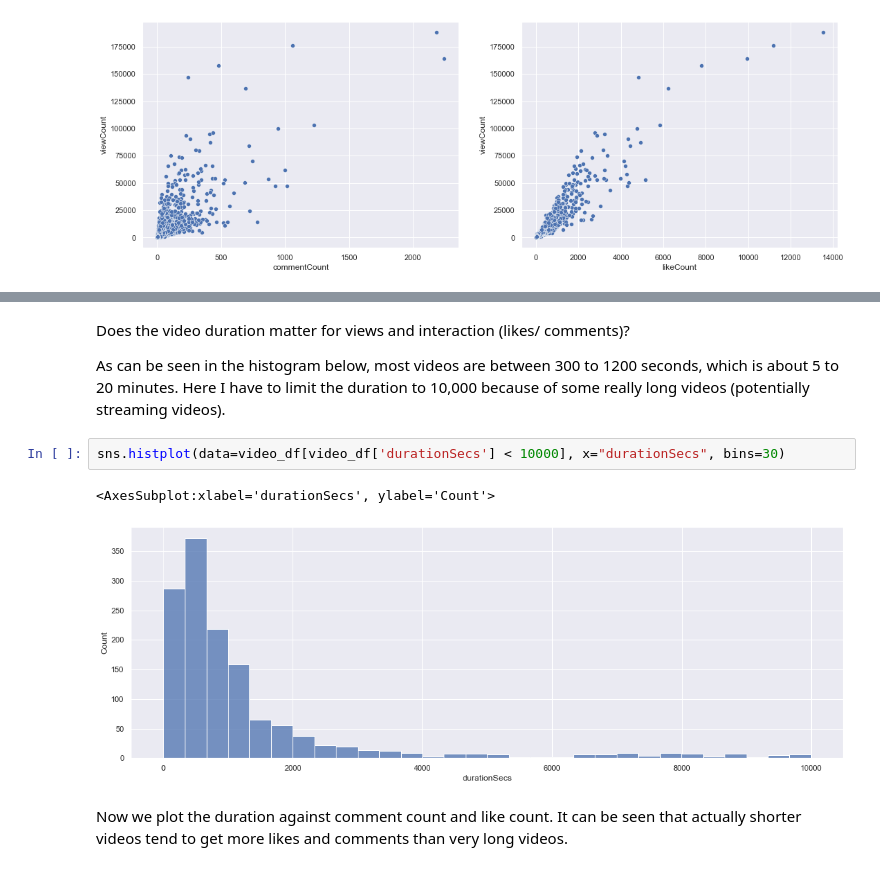
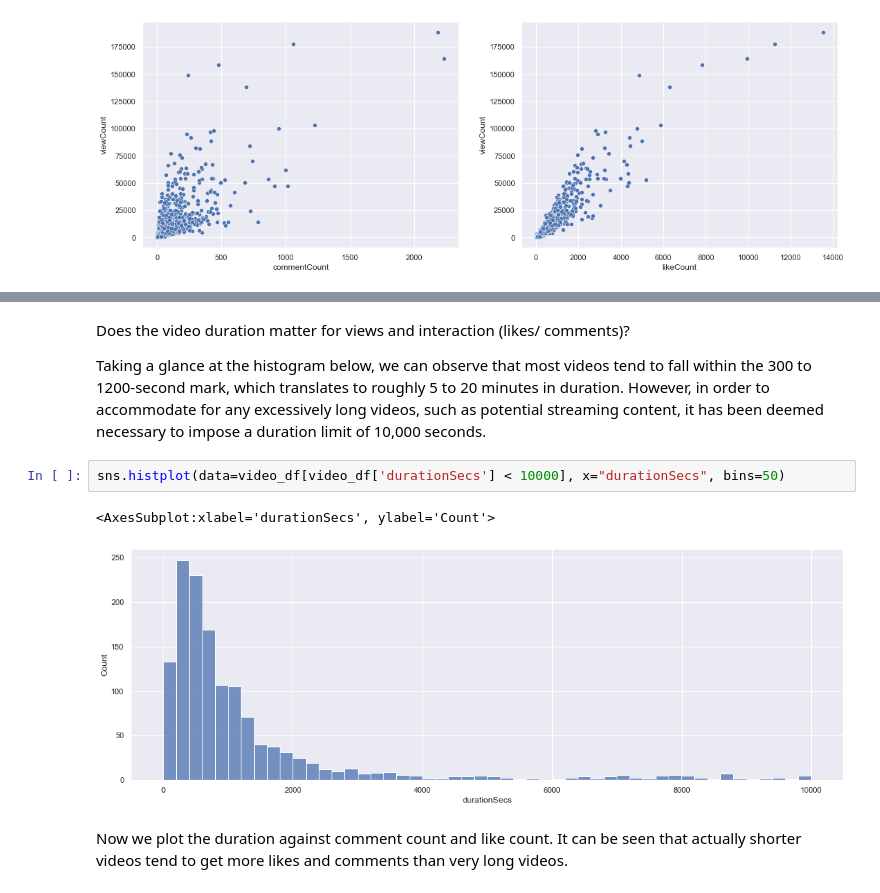
Before and after one commit to ArthurVinson/Youtube-API, a Jupyter notebook: youtube_api.ipynb, the cells around one changed output, grey strips where cells are left out. Saved outputs shown, nothing was run; the diff lists cells and outputs as text.

```diff
--- a/youtube_api.ipynb
+++ b/youtube_api.ipynb
@@ -485,12 +554,12 @@ As for like-view relatioship, we can still see some positive correlation between
 
 Does the video duration matter for views and interaction (likes/ comments)?
 
-As can be seen in the histogram below, most videos are between 300 to 1200 seconds, which is about 5 to 20 minutes. Here I have to limit the duration to 10,000 because of some really long videos (potentially streaming videos).
+Taking a glance at the histogram below, we can observe that most videos tend to fall within the 300 to 1200-second mark, which translates to roughly 5 to 20 minutes in duration. However, in order to accommodate for any excessively long videos, such as potential streaming content, it has been deemed necessary to impose a duration limit of 10,000 seconds.
 # %%
-sns.histplot(data=video_df[video_df['durationSecs'] < 10000], x="durationSecs", bins=30)
+sns.histplot(data=video_df[video_df['durationSecs'] < 10000], x="durationSecs", bins=50)
 # %% [output]
 <AxesSubplot:xlabel='durationSecs', ylabel='Count'>
-[figure, old version]
+[figure, new version]
 # %% [markdown]
 
 Now we plot the duration against comment count and like count. It can be seen that actually shorter videos tend to get more likes and comments than very long videos.
```
Also changed, not shown: parts of 54 cells of this notebook, 2 other files.
